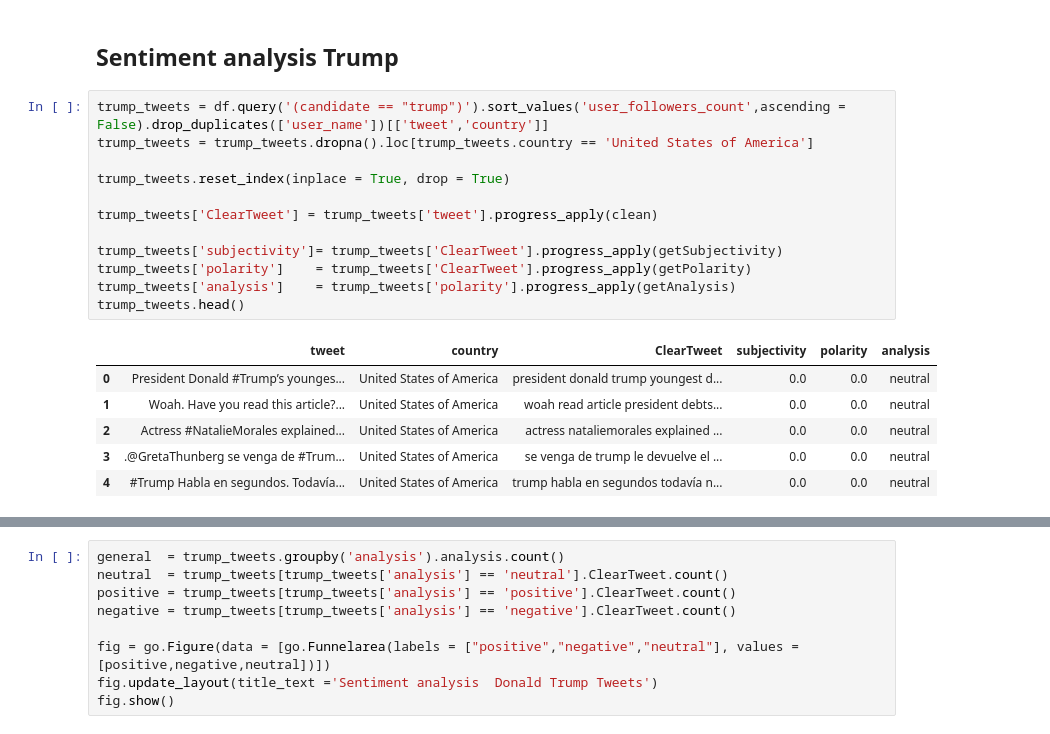
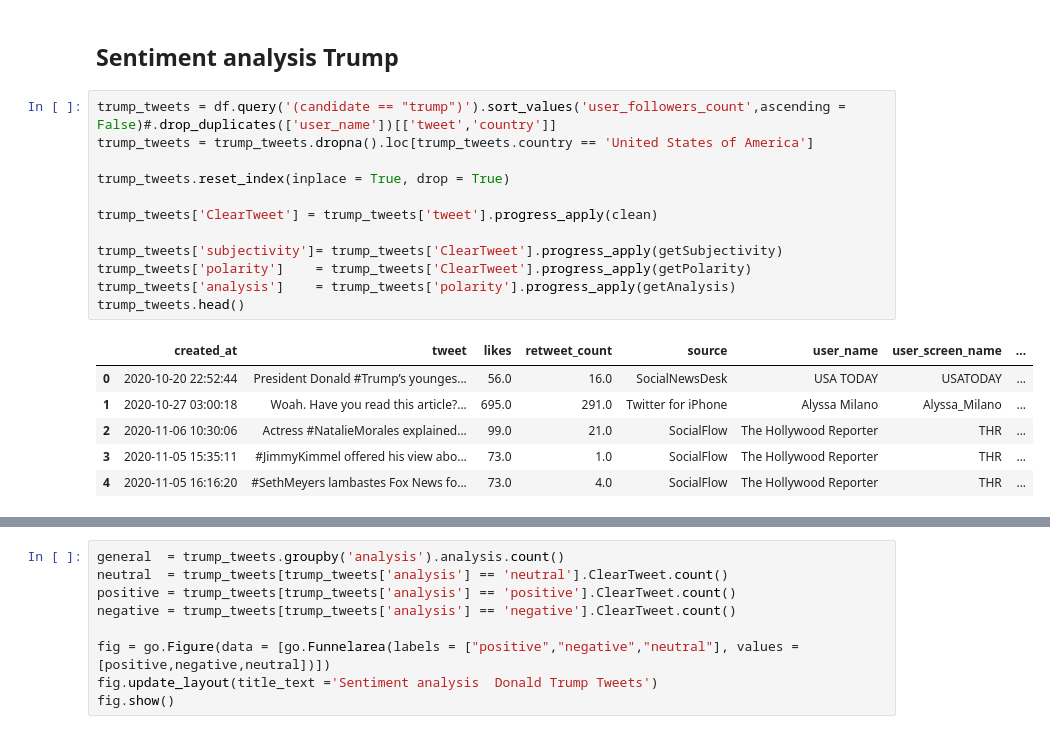
Before and after one commit to akhilsingh-dev/us-election-tweets, a Jupyter notebook: notebooks/senti.ipynb, the cells around one changed output, grey strips where cells are left out. Drawn from its saved outputs; the diff is of its cells as text.

```diff
--- a/notebooks/senti.ipynb
+++ b/notebooks/senti.ipynb
@@ -205,24 +200,24 @@ def word_cloud(wd_list):
 # %% [markdown]
 ## Sentiment analysis Trump
 # %%
-trump_tweets = df.query('(candidate == "trump")').sort_values('user_followers_count',ascending = False).drop_duplicates(['user_name'])[['tweet','country']]
+trump_tweets = df.query('(candidate == "trump")').sort_values('user_followers_count',ascending = False)#.drop_duplicates(['user_name'])[['tweet','country']]
 trump_tweets = trump_tweets.dropna().loc[trump_tweets.country == 'United States of America']
 
 trump_tweets.reset_index(inplace = True, drop = True)
 
 trump_tweets['ClearTweet'] = trump_tweets['tweet'].progress_apply(clean)
 
 trump_tweets['subjectivity']= trump_tweets['ClearTweet'].progress_apply(getSubjectivity)
 trump_tweets['polarity']    = trump_tweets['ClearTweet'].progress_apply(getPolarity)
 trump_tweets['analysis']    = trump_tweets['polarity'].progress_apply(getAnalysis)
 trump_tweets.head()
 # %% [output]
-|  | tweet | country | ClearTweet | subjectivity | polarity | analysis |
-| 0 | President Donald #Trump’s younges... | United States of America | president donald trump youngest d... | 0.0 | 0.0 | neutral |
-| 1 | Woah. Have you read this article?... | United States of America | woah read article president debts... | 0.0 | 0.0 | neutral |
-| 2 | Actress #NatalieMorales explained... | United States of America | actress nataliemorales explained ... | 0.0 | 0.0 | neutral |
-| 3 | .@GretaThunberg se venga de #Trum... | United States of America | se venga de trump le devuelve el ... | 0.0 | 0.0 | neutral |
-| 4 | #Trump Habla en segundos. Todavía... | United States of America | trump habla en segundos todavía n... | 0.0 | 0.0 | neutral |
+|  | created_at | tweet | likes | retweet_count | source | user_name | user_screen_name | ... |
+| 0 | 2020-10-20 22:52:44 | President Donald #Trump’s younges... | 56.0 | 16.0 | SocialNewsDesk | USA TODAY | USATODAY | ... |
+| 1 | 2020-10-27 03:00:18 | Woah. Have you read this article?... | 695.0 | 291.0 | Twitter for iPhone | Alyssa Milano | Alyssa_Milano | ... |
+| 2 | 2020-11-06 10:30:06 | Actress #NatalieMorales explained... | 99.0 | 21.0 | SocialFlow | The Hollywood Reporter | THR | ... |
+| 3 | 2020-11-05 15:35:11 | #JimmyKimmel offered his view abo... | 73.0 | 1.0 | SocialFlow | The Hollywood Reporter | THR | ... |
+| 4 | 2020-11-05 16:16:20 | #SethMeyers lambastes Fox News fo... | 73.0 | 4.0 | SocialFlow | The Hollywood Reporter | THR | ... |
 # %%
 trump_tweets.shape
 # %% [output]
```
Also changed, not shown: parts of 17 cells of this notebook.
